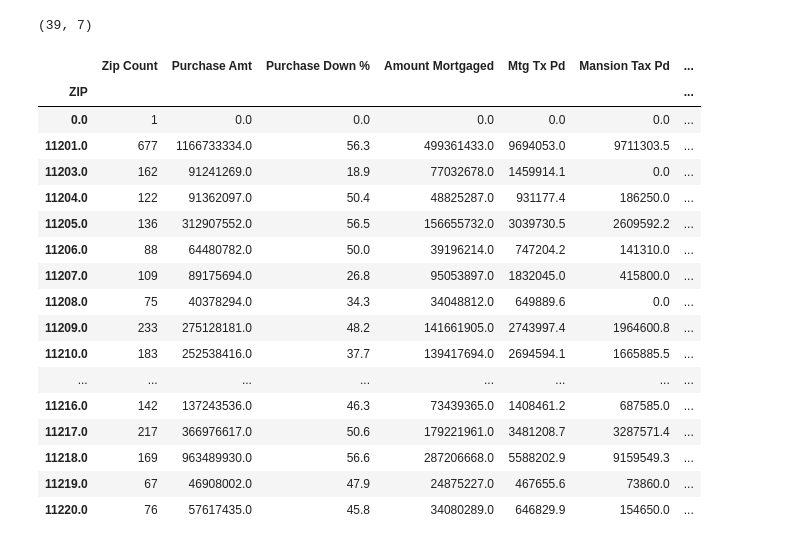
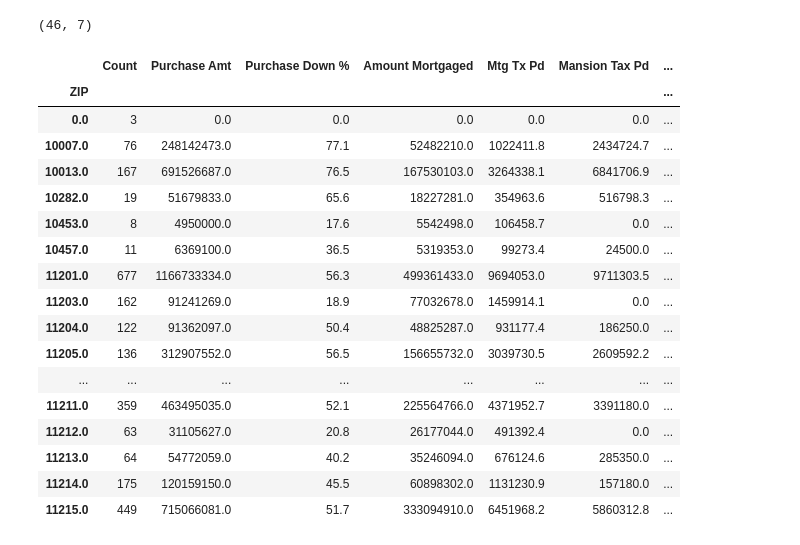
Before and after one commit to Kat-McEldowney/Group_project_1, a Jupyter notebook: Bklyn_2022_RE_DF.ipynb, the cells around one changed output. Drawn from its saved outputs; the diff is of its cells as text; code cells hidden in the pictures.

Commit message:
merged all dataframes into one

```diff
--- a/Bklyn_2022_RE_DF.ipynb
+++ b/Bklyn_2022_RE_DF.ipynb
@@ -27,7 +51,4 @@ full_bklyn_df.tail()
 # %%
-#filtered DF to only relevant columns
-full_bklyn_df2= full_bklyn_df.loc[:, ['ZIP', 'Zip Count', 'Type', 'Owner Occ?', 'Purchase Down %',
-                                 'Purchase Amt', 'Amount Mortgaged']]
-investor_bk_df = full_bklyn_df2[(full_bklyn_df2['Owner Occ?'] ==1)]
-bklyn_df = full_bklyn_df2[(full_bklyn_df2['Owner Occ?'] == 0)]
-bklyn_df.head()
+#created two dataframes, one for investor purchases and the other for primary residences
+investor_df = full_df[(full_df['Owner Occ?'] ==1)]
+owner_occ_df = full_df[(full_df['Owner Occ?'] == 0)]
@@ -56,14 +55,9 @@ bklyn_df.head()
 # %%
-#calculate the mortage tax as 1.8% for mortgages less than $500,000 and 1.95% for mortgages of $500,000 or more
-#calculate the mansion tax as 1% for sales over $1,000,000
-# calculate the hypotehtical sales tax if the tax rate as 2/3 or the mortgage tax (1.19%) for purchases less than
-# $1,000,000 and add an additional 0.5% (1.69%)for purchases over $1,000,000
+#calculate new sales tax info for private residences, 0.9% for purchases under $1mil and
+#calculate new sales tax for investment purchases, 4.4357%
+owner_occ_df['New Sales Tax Amount'] = np.where(owner_occ_df['Purchase Amt'] >= 1000000, owner_occ_df['Purchase Amt'] * 0.009,
+                                owner_occ_df['Purchase Amt'] * 0.014)
+investor_df['New Sales Tax Amount'] = investor_df['Purchase Amt'] * 0.04438
 
-bklyn_df['Mtg Tx Pd'] = np.where(bklyn_df['Amount Mortgaged'] >= 500000,
-                                 bklyn_df['Amount Mortgaged'] * 0.0195, bklyn_df['Amount Mortgaged'] * 0.018)
-bklyn_df['Mansion Tax Pd'] = np.where(bklyn_df['Purchase Amt'] >= 1000000, bklyn_df['Purchase Amt'] * 0.01, 0)
-bklyn_df['New Sales Tax Amount'] = np.where(bklyn_df['Purchase Amt'] >= 1000000, bklyn_df['Purchase Amt'] * 0.009,
-                                bklyn_df['Purchase Amt'] * 0.014)
-
-bklyn_df.head()
+owner_occ_df.tail()
 # %% [output]
@@ -132,8 +90,8 @@ bklyn_by_zip_and_occ.head()
 # %%
-bklyn_by_zip = bklyn_df.groupby(['ZIP']).agg({'Zip Count': 'count', 'Purchase Amt': 'sum',
+owner_occ_by_zip = owner_occ_df.groupby(['ZIP']).agg({'Count': 'sum', 'Purchase Amt': 'sum',
                                                             'Purchase Down %': 'mean',
                                                             'Amount Mortgaged': 'sum',
                                                             'Mtg Tx Pd': 'sum', 'Mansion Tax Pd': 'sum',
                                                             'New Sales Tax Amount': 'sum'})
-bklyn_by_zip.shape
+owner_occ_by_zip.head()
 # %% [output]
@@ -141,35 +105,35 @@ bklyn_by_zip.shape
-# %%
-investor_by_zip = investor_bk_df.groupby(['ZIP']).agg({'Zip Count': 'count', 'Purchase Amt': 'sum',
-                                                            'Purchase Down %': 'mean',
-                                                            'Amount Mortgaged': 'sum',
-                                                            'Mtg Tx Pd': 'sum', 'Mansion Tax Pd': 'sum',
-                                                            'New Sales Tax Amount': 'sum'})
-investor_by_zip.shape
-# %% [output]
-(39, 7)
+# %%
+investor_by_zip = investor_df.groupby(['ZIP']).agg({'Count': 'sum', 'Purchase Amt': 'sum',
+                                                            'Purchase Down %': 'mean',
+                                                            'Amount Mortgaged': 'sum',
+                                                            'Mtg Tx Pd': 'sum', 'Mansion Tax Pd': 'sum',
+                                                            'New Sales Tax Amount': 'sum'})
+investor_by_zip.shape
+# %% [output]
+(46, 7)
 # %%
-bklyn_by_zip['Average Purchase $'] = bklyn_by_zip['Purchase Amt']/bklyn_by_zip['Zip Count']
-bklyn_by_zip['Average Mtg'] = bklyn_by_zip['Amount Mortgaged']/bklyn_by_zip['Zip Count']
-bklyn_by_zip['Ave Hypothetical Tax'] = bklyn_by_zip['New Sales Tax Amount']/bklyn_by_zip['Zip Count']
+owner_occ_by_zip['Average Purchase $'] = owner_occ_by_zip['Purchase Amt']/owner_occ_by_zip['Count']
+owner_occ_by_zip['Average Mtg'] = owner_occ_by_zip['Amount Mortgaged']/owner_occ_by_zip['Count']
+owner_occ_by_zip['Ave Hypothetical Tax'] = owner_occ_by_zip['New Sales Tax Amount']/owner_occ_by_zip['Count']
 pd.options.display.float_format = '{:.1f}'.format
 
-bklyn_by_zip.head(20)
+owner_occ_by_zip.head()
 # %% [output]
-|  | Zip Count | Purchase Amt | Purchase Down % | Amount Mortgaged | Mtg Tx Pd | Mansion Tax Pd | ... |
+|  | Count | Purchase Amt | Purchase Down % | Amount Mortgaged | Mtg Tx Pd | Mansion Tax Pd | ... |
 | ZIP |  |  |  |  |  |  | ... |
-| 0.0 | 1 | 0.0 | 0.0 | 0.0 | 0.0 | 0.0 | ... |
+| 0.0 | 3 | 0.0 | 0.0 | 0.0 | 0.0 | 0.0 | ... |
+| 10007.0 | 76 | 248142473.0 | 77.1 | 52482210.0 | 1022411.8 | 2434724.7 | ... |
+| 10013.0 | 167 | 691526687.0 | 76.5 | 167530103.0 | 3264338.1 | 6841706.9 | ... |
+| 10282.0 | 19 | 51679833.0 | 65.6 | 18227281.0 | 354963.6 | 516798.3 | ... |
+| 10453.0 | 8 | 4950000.0 | 17.6 | 5542498.0 | 106458.7 | 0.0 | ... |
+| 10457.0 | 11 | 6369100.0 | 36.5 | 5319353.0 | 99273.4 | 24500.0 | ... |
 | 11201.0 | 677 | 1166733334.0 | 56.3 | 499361433.0 | 9694053.0 | 9711303.5 | ... |
 | 11203.0 | 162 | 91241269.0 | 18.9 | 77032678.0 | 1459914.1 | 0.0 | ... |
 | 11204.0 | 122 | 91362097.0 | 50.4 | 48825287.0 | 931177.4 | 186250.0 | ... |
 | 11205.0 | 136 | 312907552.0 | 56.5 | 156655732.0 | 3039730.5 | 2609592.2 | ... |
-| 11206.0 | 88 | 64480782.0 | 50.0 | 39196214.0 | 747204.2 | 141310.0 | ... |
-| 11207.0 | 109 | 89175694.0 | 26.8 | 95053897.0 | 1832045.0 | 415800.0 | ... |
-| 11208.0 | 75 | 40378294.0 | 34.3 | 34048812.0 | 649889.6 | 0.0 | ... |
-| 11209.0 | 233 | 275128181.0 | 48.2 | 141661905.0 | 2743997.4 | 1964600.8 | ... |
-| 11210.0 | 183 | 252538416.0 | 37.7 | 139417694.0 | 2694594.1 | 1665885.5 | ... |
 | ... | ... | ... | ... | ... | ... | ... | ... |
-| 11216.0 | 142 | 137243536.0 | 46.3 | 73439365.0 | 1408461.2 | 687585.0 | ... |
-| 11217.0 | 217 | 366976617.0 | 50.6 | 179221961.0 | 3481208.7 | 3287571.4 | ... |
-| 11218.0 | 169 | 963489930.0 | 56.6 | 287206668.0 | 5588202.9 | 9159549.3 | ... |
-| 11219.0 | 67 | 46908002.0 | 47.9 | 24875227.0 | 467655.6 | 73860.0 | ... |
-| 11220.0 | 76 | 57617435.0 | 45.8 | 34080289.0 | 646829.9 | 154650.0 | ... |
+| 11211.0 | 359 | 463495035.0 | 52.1 | 225564766.0 | 4371952.7 | 3391180.0 | ... |
+| 11212.0 | 63 | 31105627.0 | 20.8 | 26177044.0 | 491392.4 | 0.0 | ... |
+| 11213.0 | 64 | 54772059.0 | 40.2 | 35246094.0 | 676124.6 | 285350.0 | ... |
+| 11214.0 | 175 | 120159150.0 | 45.5 | 60898302.0 | 1131230.9 | 157180.0 | ... |
+| 11215.0 | 449 | 715066081.0 | 51.7 | 333094910.0 | 6451968.2 | 5860312.8 | ... |
```
Also changed, not shown: parts of 14 cells of this notebook, 4 other files.
